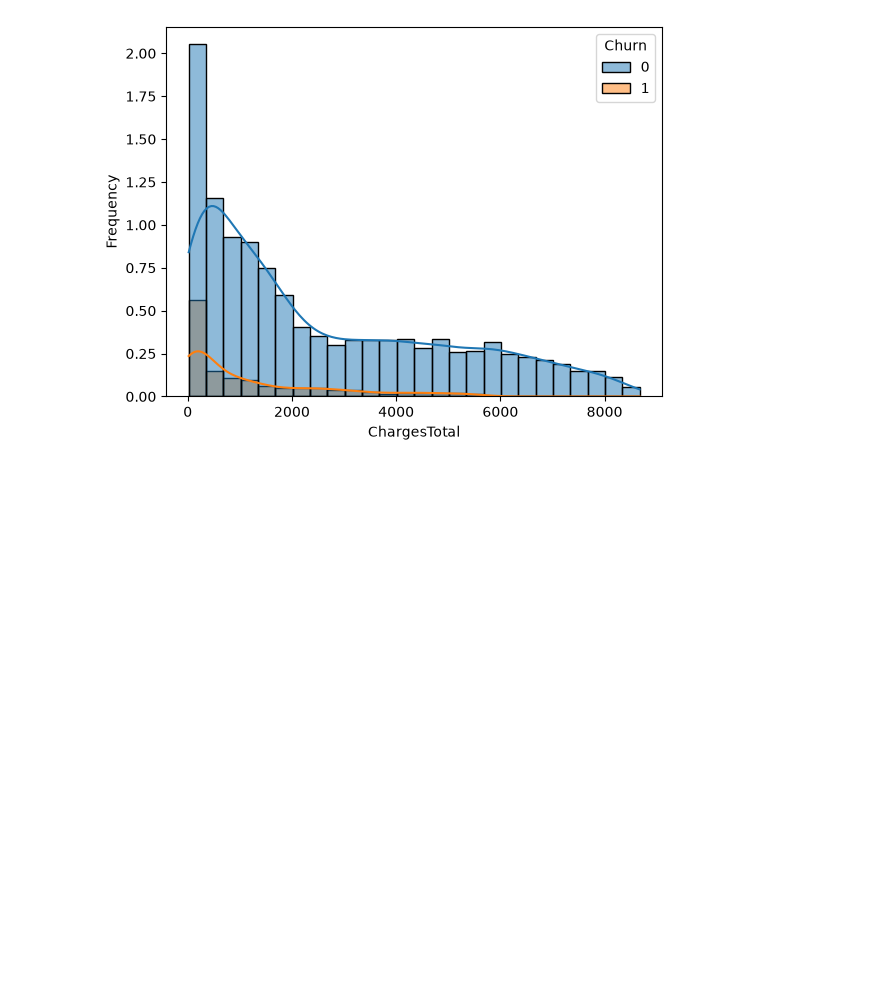
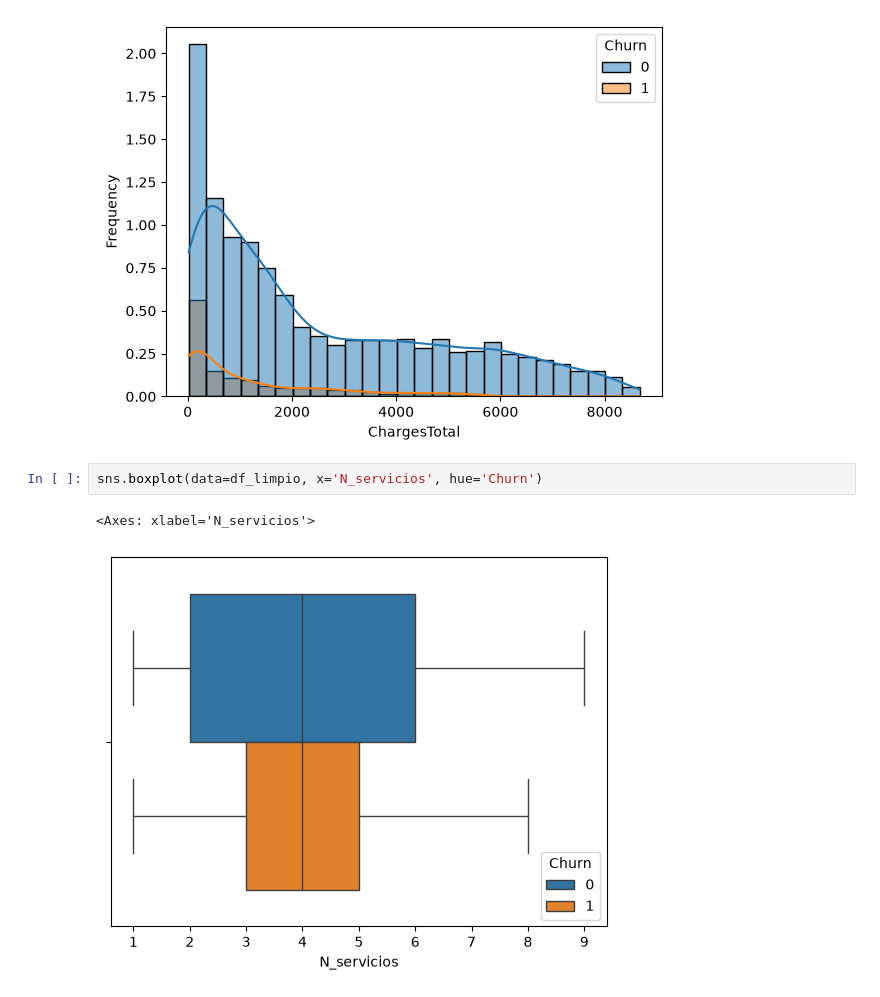
Before and after one commit to JGarcia575/dashboard_app, a Jupyter notebook: auxiliar.ipynb, the cells around one changed output. Cells and saved outputs as stored; diff of their text form; blank space fills up the shorter version.

```diff
--- a/auxiliar.ipynb
+++ b/auxiliar.ipynb
@@ -679,6 +696,11 @@ sns.histplot(df_limpio,x='ChargesTotal', hue='Churn',kde=True, stat='frequency')
 # %% [output]
 <Axes: xlabel='ChargesTotal', ylabel='Frequency'>
 [figure]
+# %%
+sns.boxplot(data=df_limpio, x='N_servicios', hue='Churn')
+# %% [output]
+<Axes: xlabel='N_servicios'>
+[figure, added]
 # %%
 """
 Correlación entre las variables numéricas despúes de eliminar
```
Also changed, not shown: parts of 8 cells of this notebook.
